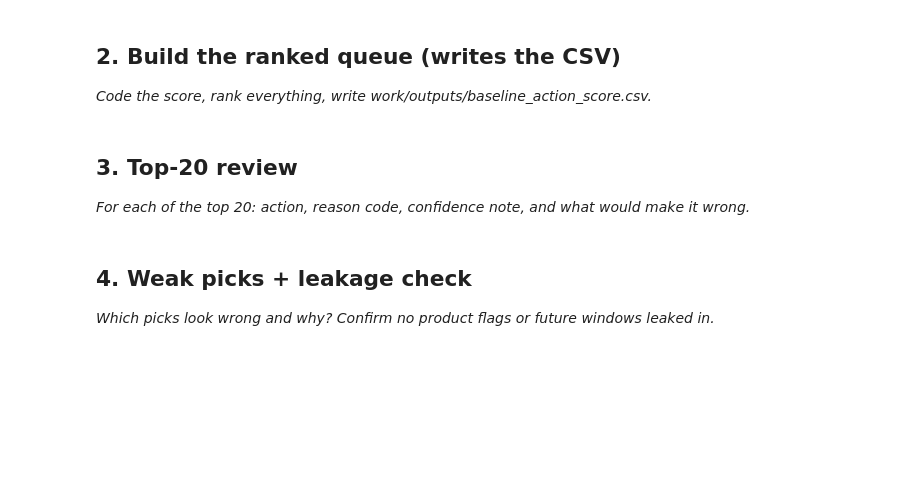
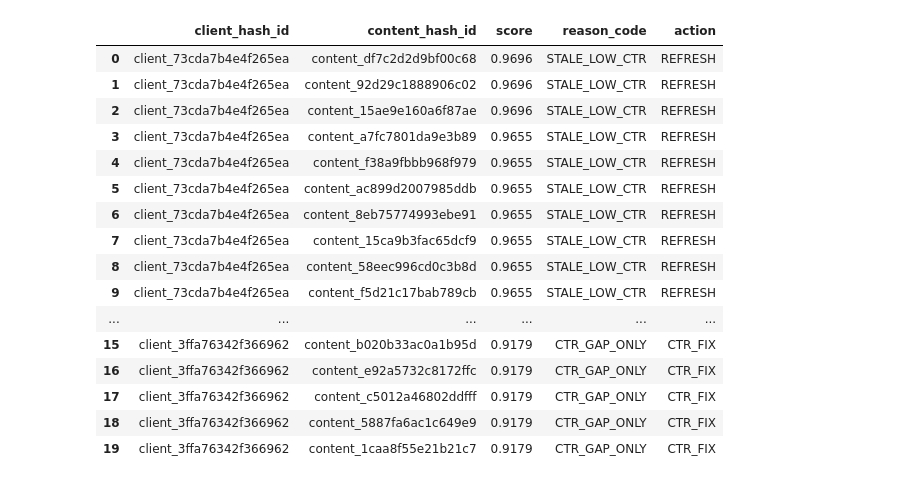
Before and after one commit to SajidurCodes/flyrank-ml-starter, a Jupyter notebook: work/notebooks/w04_baseline_score.ipynb, the cells around one changed output. Saved outputs shown, nothing was run; the diff lists cells and outputs as text; code cells hidden in the pictures; blank space fills up the shorter version.

Commit message:
w04: baseline action score — CTR-gap confirmed, staleness mixed/false, leakage caught and clamped

```diff
--- a/work/notebooks/w04_baseline_score.ipynb
+++ b/work/notebooks/w04_baseline_score.ipynb
@@ -12,0 +126,35 @@ This skeleton is yours to fill. Work the sections **in order** — each one has
+# %%
+ctr_gap = con.sql(f"""
+    WITH march AS (
+        SELECT
+            client_hash_id, content_hash_id,
+            SUM(gsc_clicks) AS clicks_march,
+            SUM(gsc_impressions) AS impressions_march,
+            AVG(gsc_avg_position) AS avg_position_march,
+            SUM(gsc_clicks) / NULLIF(SUM(gsc_impressions), 0) AS ctr_march
+        FROM read_parquet('{FACT_MARCH}')
+        GROUP BY client_hash_id, content_hash_id
+    ),
+    feb AS (
+        SELECT client_hash_id, content_hash_id, SUM(gsc_clicks) AS clicks_feb
+        FROM read_parquet('{FACT_FEB}')
+        GROUP BY client_hash_id, content_hash_id
+    ),
+    position_benchmark AS (
+        SELECT
+            ROUND(avg_position_march) AS position_bucket,
+            AVG(ctr_march) AS expected_ctr_for_position
+        FROM march
+        GROUP BY ROUND(avg_position_march)
+    )
+    SELECT
+        CASE WHEN m.ctr_march < pb.expected_ctr_for_position THEN 'underperforming' ELSE 'meeting_or_above' END AS ctr_bucket,
+        COUNT(*) AS n,
+        ROUND(AVG(f.clicks_feb), 1) AS avg_clicks_feb,
+        ROUND(AVG(m.clicks_march - f.clicks_feb), 1) AS avg_click_delta_feb_to_march
+    FROM march m
+    JOIN feb f USING (client_hash_id, content_hash_id)
+    JOIN position_benchmark pb ON ROUND(m.avg_position_march) = pb.position_bucket
+    GROUP BY ctr_bucket
+""").df()
+print(ctr_gap.to_string())
@@ -13,7 +324,27 @@ This skeleton is yours to fill. Work the sections **in order** — each one has
 # %%
 # This cell is for CODE (numbers, a query, a check).
 # Write your text answer in the cell ABOVE this one — typing sentences here breaks Run All.
+
+
+
+# Pull the real top 20 to review by hand above
+top20 = queue.head(20)
+top20
+# %% [output]
+|  | client_hash_id | content_hash_id | score | reason_code | action |
+| 0 | client_73cda7b4e4f265ea | content_df7c2d2d9bf00c68 | 0.9696 | STALE_LOW_CTR | REFRESH |
+| 1 | client_73cda7b4e4f265ea | content_92d29c1888906c02 | 0.9696 | STALE_LOW_CTR | REFRESH |
+| 2 | client_73cda7b4e4f265ea | content_15ae9e160a6f87ae | 0.9696 | STALE_LOW_CTR | REFRESH |
+| 3 | client_73cda7b4e4f265ea | content_a7fc7801da9e3b89 | 0.9655 | STALE_LOW_CTR | REFRESH |
+| 4 | client_73cda7b4e4f265ea | content_f38a9fbbb968f979 | 0.9655 | STALE_LOW_CTR | REFRESH |
+| 5 | client_73cda7b4e4f265ea | content_ac899d2007985ddb | 0.9655 | STALE_LOW_CTR | REFRESH |
+| 6 | client_73cda7b4e4f265ea | content_8eb75774993ebe91 | 0.9655 | STALE_LOW_CTR | REFRESH |
+| 7 | client_73cda7b4e4f265ea | content_15ca9b3fac65dcf9 | 0.9655 | STALE_LOW_CTR | REFRESH |
+| 8 | client_73cda7b4e4f265ea | content_58eec996cd0c3b8d | 0.9655 | STALE_LOW_CTR | REFRESH |
+| 9 | client_73cda7b4e4f265ea | content_f5d21c17bab789cb | 0.9655 | STALE_LOW_CTR | REFRESH |
+| ... | ... | ... | ... | ... | ... |
+| 15 | client_3ffa76342f366962 | content_b020b33ac0a1b95d | 0.9179 | CTR_GAP_ONLY | CTR_FIX |
+| 16 | client_3ffa76342f366962 | content_e92a5732c8172ffc | 0.9179 | CTR_GAP_ONLY | CTR_FIX |
+| 17 | client_3ffa76342f366962 | content_c5012a46802ddfff | 0.9179 | CTR_GAP_ONLY | CTR_FIX |
+| 18 | client_3ffa76342f366962 | content_5887fa6ac1c649e9 | 0.9179 | CTR_GAP_ONLY | CTR_FIX |
+| 19 | client_3ffa76342f366962 | content_1caa8f55e21b21c7 | 0.9179 | CTR_GAP_ONLY | CTR_FIX |
-# %% [markdown]
-## 2. Build the ranked queue (writes the CSV)
-
-*Code the score, rank everything, write work/outputs/baseline_action_score.csv.*
@@ -23,4 +350,0 @@ This skeleton is yours to fill. Work the sections **in order** — each one has
-# %% [markdown]
-## 3. Top-20 review
-
-*For each of the top 20: action, reason code, confidence note, and what would make it wrong.*
@@ -30,4 +350,0 @@ This skeleton is yours to fill. Work the sections **in order** — each one has
-# %% [markdown]
-## 4. Weak picks + leakage check
-
-*Which picks look wrong and why? Confirm no product flags or future windows leaked in.*
```
Also changed, not shown: parts of 15 cells of this notebook.
